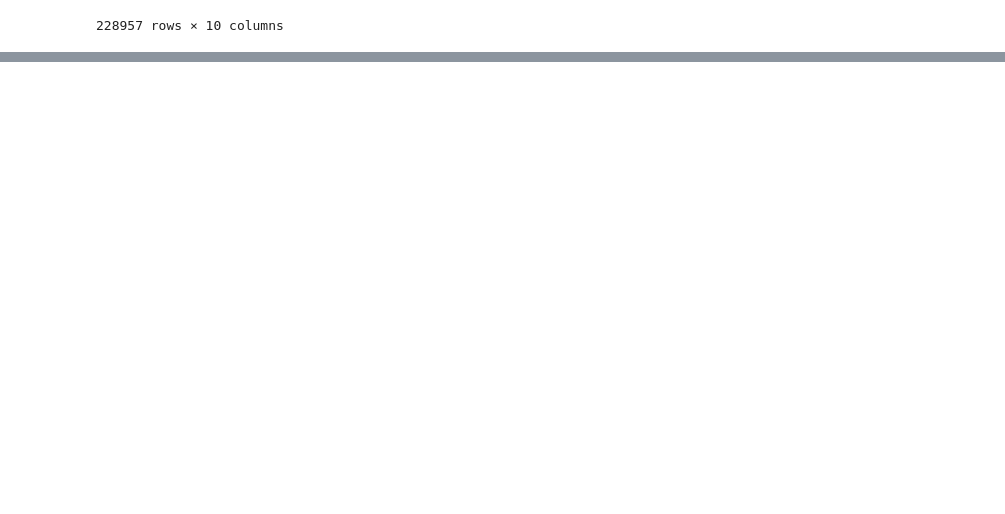
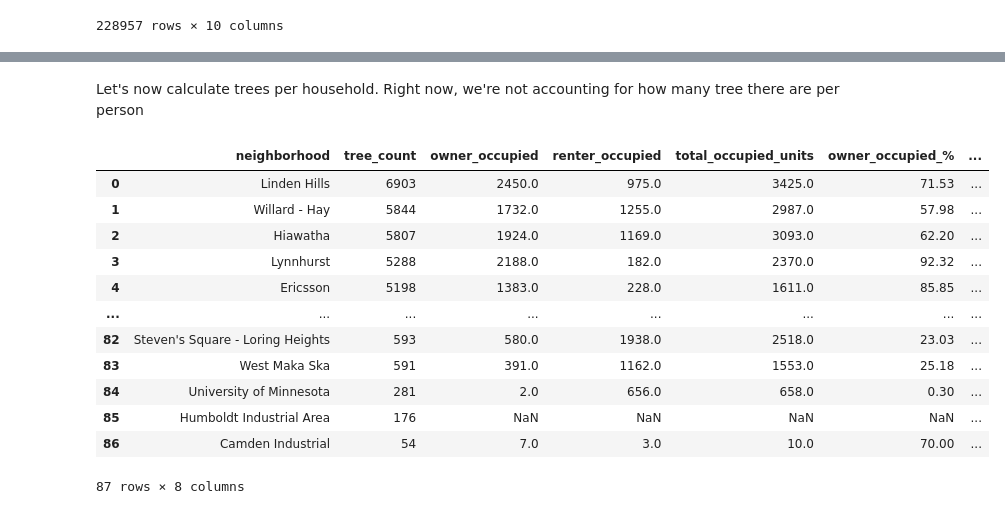
Before and after one commit to josiahpasse-cmd/minneapolis-tree-analysis, a Jupyter notebook: analysis.ipynb, the cells around one changed output, grey strips where cells are left out. Drawn from its saved outputs; the diff is of its cells as text; code cells hidden in the pictures; blank space fills up the shorter version.

Commit message:
Analysis of trees_per_household vs. Owner Occupied housing

```diff
--- a/analysis.ipynb
+++ b/analysis.ipynb
@@ -173,0 +206,17 @@ mpls_trees
+# %%
+# Remove MultiIndex from columns
+housing_data = housing_data.reset_index(col_level=1)
+housing_data.columns = housing_data.columns.droplevel(0)
+housing_data.columns.name = None
+
+# Rename columns
+column_rename_map = {"Neighborhood Name": "neighborhood",
+                     "owner occupied":"owner_occupied",
+                     "renter occupied": "renter_occupied",
+                     "occupied housing units": "total_occupied_units",
+                     }
+housing_data.rename(columns=column_rename_map, inplace=True)
+
+# Reorder Columns
+housing_data = housing_data[list(column_rename_map.values())]
+housing_data
@@ -173,0 +239,4 @@ mpls_trees
+# %%
+# Convert housing_data totals to percentages
+housing_data["owner_occupied_%"] = (housing_data["owner_occupied"] / housing_data["total_occupied_units"]).astype(float).round(4) * 100
+housing_data["renter_occupied_%"] = (housing_data["renter_occupied"] / housing_data["total_occupied_units"]).astype(float).round(4) * 100
@@ -173,0 +246,3 @@ mpls_trees
+# %%
+tree_count_by_neighborhood = pd.DataFrame(mpls_trees.value_counts("neighborhood",)).reset_index().rename(columns={"count": "tree_count"})
+tree_count_by_neighborhood
@@ -173,0 +265,3 @@ mpls_trees
+# %%
+tree_count_by_neighborhood = tree_count_by_neighborhood.merge(housing_data, on="neighborhood", how="left")
+tree_count_by_neighborhood.sample(10)
@@ -173,0 +286,19 @@ mpls_trees
+# %% [markdown]
+Let's now calculate trees per household. Right now, we're not accounting for how many tree there are per person
+# %%
+tree_count_by_neighborhood["trees_per_household"] = (tree_count_by_neighborhood["tree_count"] / tree_count_by_neighborhood["total_occupied_units"]).astype(float).round(4)
+tree_count_by_neighborhood
+# %% [output]
+|  | neighborhood | tree_count | owner_occupied | renter_occupied | total_occupied_units | owner_occupied_% | ... |
+| 0 | Linden Hills | 6903 | 2450.0 | 975.0 | 3425.0 | 71.53 | ... |
+| 1 | Willard - Hay | 5844 | 1732.0 | 1255.0 | 2987.0 | 57.98 | ... |
+| 2 | Hiawatha | 5807 | 1924.0 | 1169.0 | 3093.0 | 62.20 | ... |
+| 3 | Lynnhurst | 5288 | 2188.0 | 182.0 | 2370.0 | 92.32 | ... |
+| 4 | Ericsson | 5198 | 1383.0 | 228.0 | 1611.0 | 85.85 | ... |
+| ... | ... | ... | ... | ... | ... | ... | ... |
+| 82 | Steven's Square - Loring Heights | 593 | 580.0 | 1938.0 | 2518.0 | 23.03 | ... |
+| 83 | West Maka Ska | 591 | 391.0 | 1162.0 | 1553.0 | 25.18 | ... |
+| 84 | University of Minnesota | 281 | 2.0 | 656.0 | 658.0 | 0.30 | ... |
+| 85 | Humboldt Industrial Area | 176 | NaN | NaN | NaN | NaN | ... |
+| 86 | Camden Industrial | 54 | 7.0 | 3.0 | 10.0 | 70.00 | ... |
+87 rows × 8 columns
```
Also changed, not shown: parts of 19 cells of this notebook.
